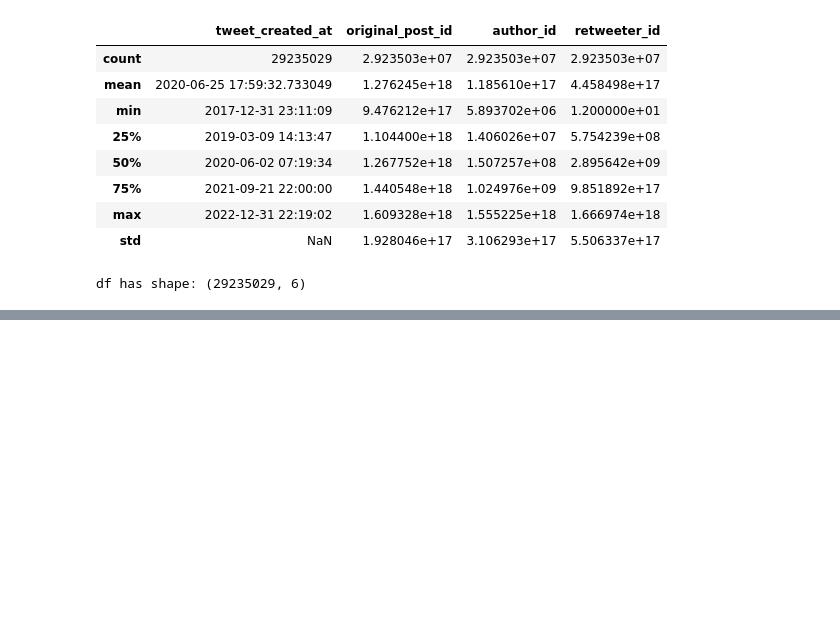
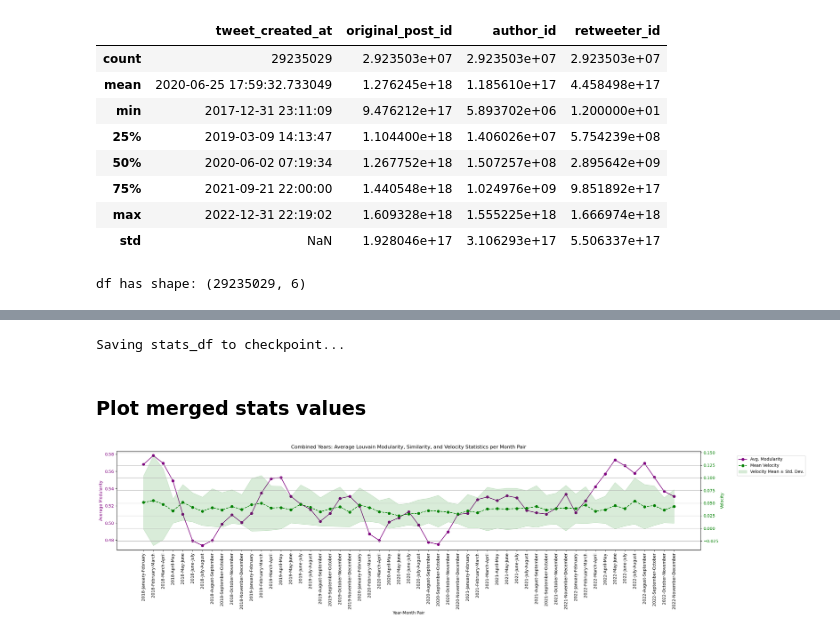
Before and after one commit to JurajkoDS/Intedisciplinary-Project--Newspapers-Similarity---SS25--CSH-Vienna, a Jupyter notebook: load_data.ipynb, the cells around one changed output, grey strips where cells are left out. Saved outputs shown, nothing was run; the diff lists cells and outputs as text; code cells hidden in the pictures; blank space fills up the shorter version.

Commit message:
simplified script.py code; added a joint combined graph for all 5 years; created a stats loop, which generates all 5 statistics and saves them; created spearman correlation and p-values DFs

```diff
--- a/load_data.ipynb
+++ b/load_data.ipynb
@@ -78,0 +103,3 @@ Saving df to checkpoint...
+# %%
+years = df_all["tweet_created_at"].dt.year.unique()
+years = [y for y in years if y != 2017]
@@ -78,0 +121,6 @@ Saving df to checkpoint...
+# %%
+def get_month(month_num:int, year:int):
+    '''
+    get 1 month of data from df (all data)
+    '''
+    return df[df['tweet_created_at'].dt.to_period('M') == f'{year}-{month_num}']
@@ -78,0 +284,14 @@ Saving df to checkpoint...
+# %%
+stats_checkpoint_path = "stats_checkpoint.parquet"
+
+# load data from checkpoint or save
+if os.path.exists(stats_checkpoint_path):
+    print("Loading stats_df from checkpoint...")
+    stats_df = pd.read_parquet(stats_checkpoint_path)
+else:
+    print("Saving stats_df to checkpoint...")
+    stats_df.to_parquet(stats_checkpoint_path, index=False)
+# %% [output]
+Saving stats_df to checkpoint...
+# %% [markdown]
+### Plot merged stats values
@@ -78,0 +340,28 @@ Saving df to checkpoint...
+# %%
+# Define the desired column order
+column_order = [
+    'January-February', 'February-March', 'March-April', 'April-May',
+    'May-June', 'June-July', 'July-August', 'August-September',
+    'September-October', 'October-November', 'November-December'
+]
+# %%
+# Prepare data_per_year from stats_df
+data_per_year = {}
+for _, row in stats_df.iterrows():
+    # Use column_order as the month_pairs for all years (or adapt if you have per-year pairs)
+    data_per_year[row['year']] = (
+        row['veloc_means_arr'],
+        row['veloc_stds_arr'],
+        row['consecutive_modularity_averages'],
+        column_order,  # This is used as month_pairs
+        row['sim_avg_std_per_month'],
+        row['sim_avg_mean_per_month']
+    )
+
+# List of years to plot
+years = list(stats_df['year'])
+
+# Call the plotting function
+plot_combined_years(data_per_year, years, column_order)
+# %% [output]
+[figure, added]
```
Also changed, not shown: parts of 23 cells of this notebook, 22 other files.
